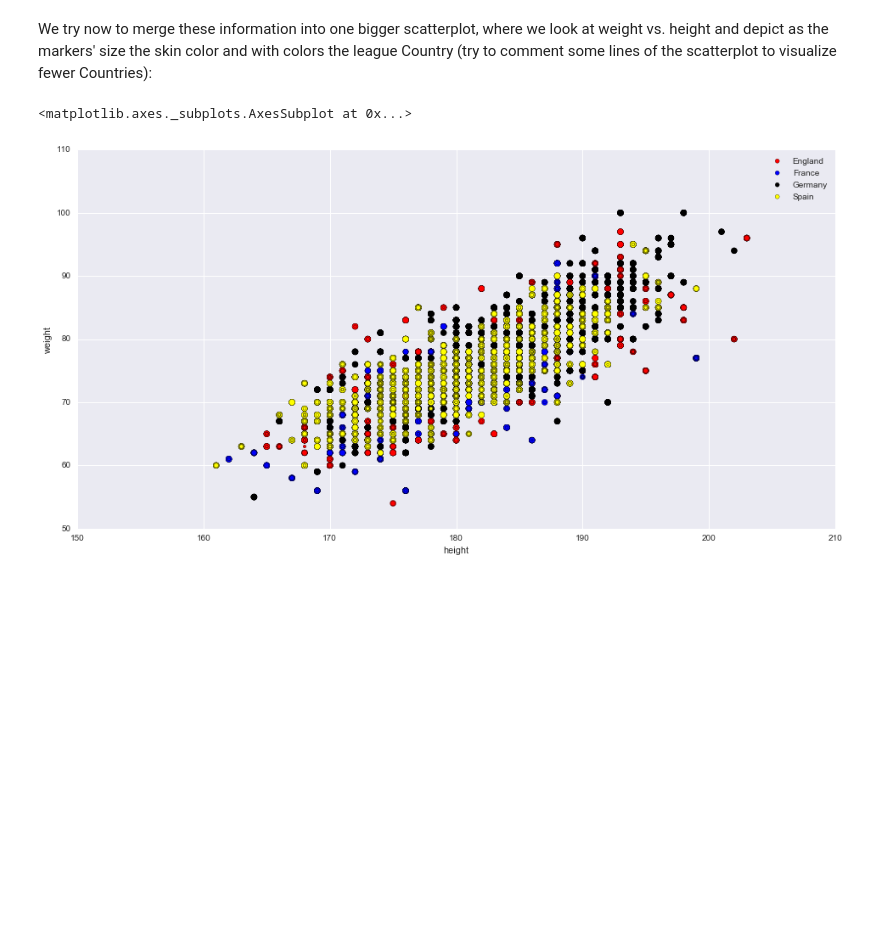
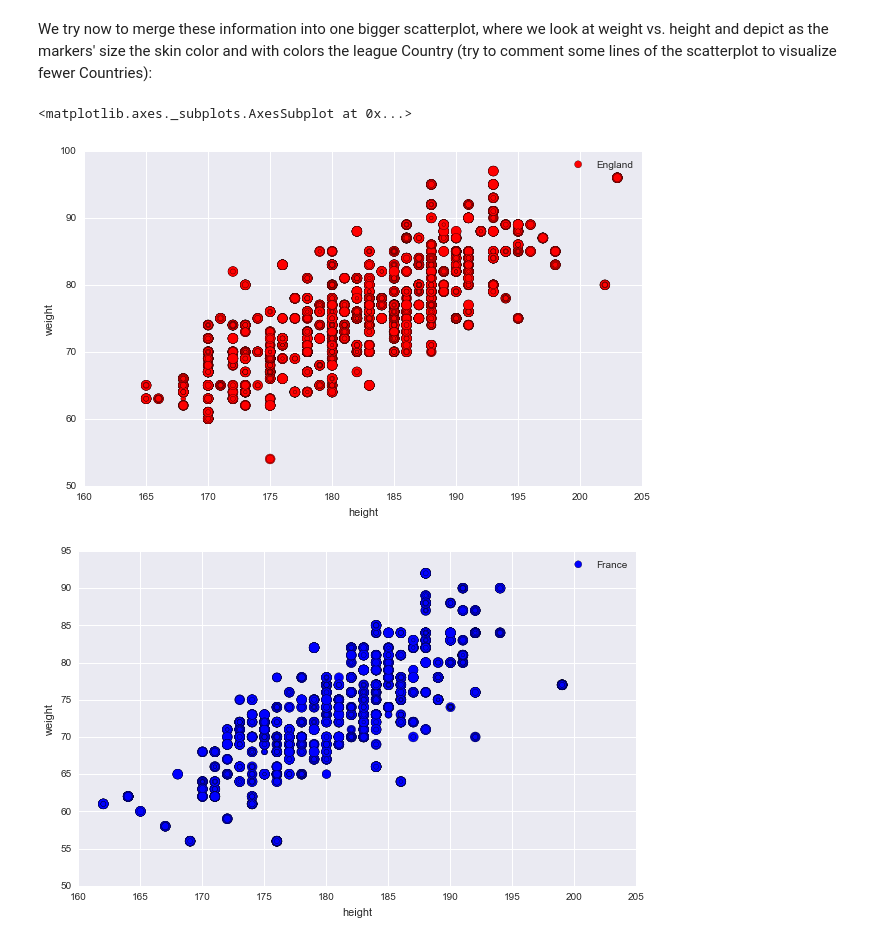
Before and after one commit to Bondzio/ADA_hw2016, a Jupyter notebook: 04 - Applied ML/AppliedML.ipynb, the cells around one changed output. Cells and saved outputs as stored; diff of their text form; code cells hidden in the pictures; blank space fills up the shorter version.

```diff
--- a/04 - Applied ML/AppliedML.ipynb
+++ b/04 - Applied ML/AppliedML.ipynb
@@ -156,10 +156,11 @@ Also in this case we obtain reasonable results:
 # %% [markdown]
 We try now to merge these information into one bigger scatterplot, where we look at weight vs. height and depict as the markers' size the skin color and with colors the league Country (try to comment some lines of the scatterplot to visualize fewer Countries):
 # %%
-ax = data[data.leagueID==0].plot(kind='scatter',x = 'height', y='weight', s=data['skinColor']*50, color='red',figsize=(16,8),label='England')
-data[data.leagueID==1].plot(kind='scatter',x = 'height', y='weight', s=data['skinColor']*50, color='blue',figsize=(16,8),ax=ax,label='France')
-data[data.leagueID==2].plot(kind='scatter',x = 'height', y='weight', s=data['skinColor']*50, color='black',figsize=(16,8),ax=ax,label='Germany')
-data[data.leagueID==3].plot(kind='scatter',x = 'height', y='weight', s=data['skinColor']*50, color='yellow',figsize=(16,8),ax=ax,label='Spain')
+data[data.leagueID==0].plot(kind='scatter',x = 'height', y='weight', s=data['skinColor']*100, color='red',figsize=(10,6),label='England')
+data[data.leagueID==1].plot(kind='scatter',x = 'height', y='weight', s=data['skinColor']*100, color='blue',figsize=(10,6),label='France')
+data[data.leagueID==2].plot(kind='scatter',x = 'height', y='weight', s=data['skinColor']*100, color='darkred',figsize=(10,6),label='Germany')
+data[data.leagueID==3].plot(kind='scatter',x = 'height', y='weight', s=data['skinColor']*100, color='yellow',figsize=(10,6),label='Spain')
 # %% [output]
 <matplotlib.axes._subplots.AxesSubplot at 0x...>
-[figure, old version]
+[figure, new version]
+[figure, added]
```
Also changed, not shown: parts of 17 cells of this notebook.
